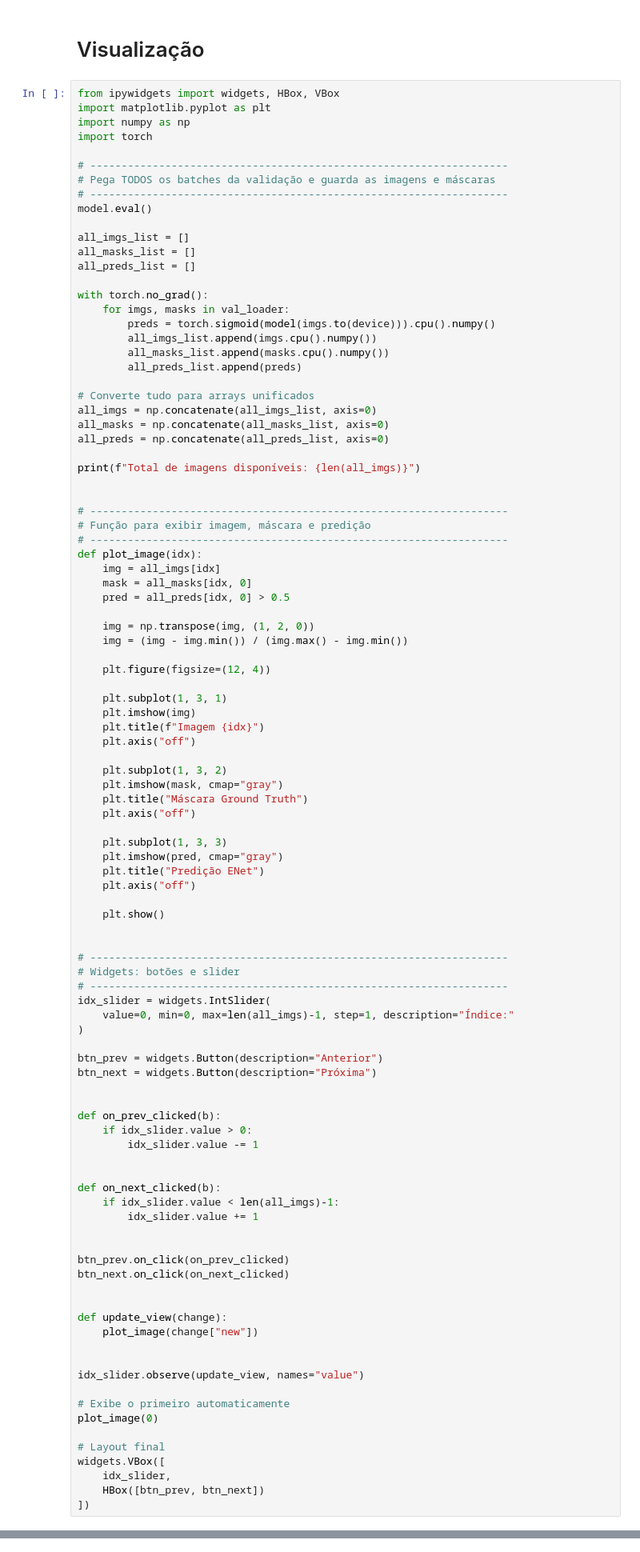
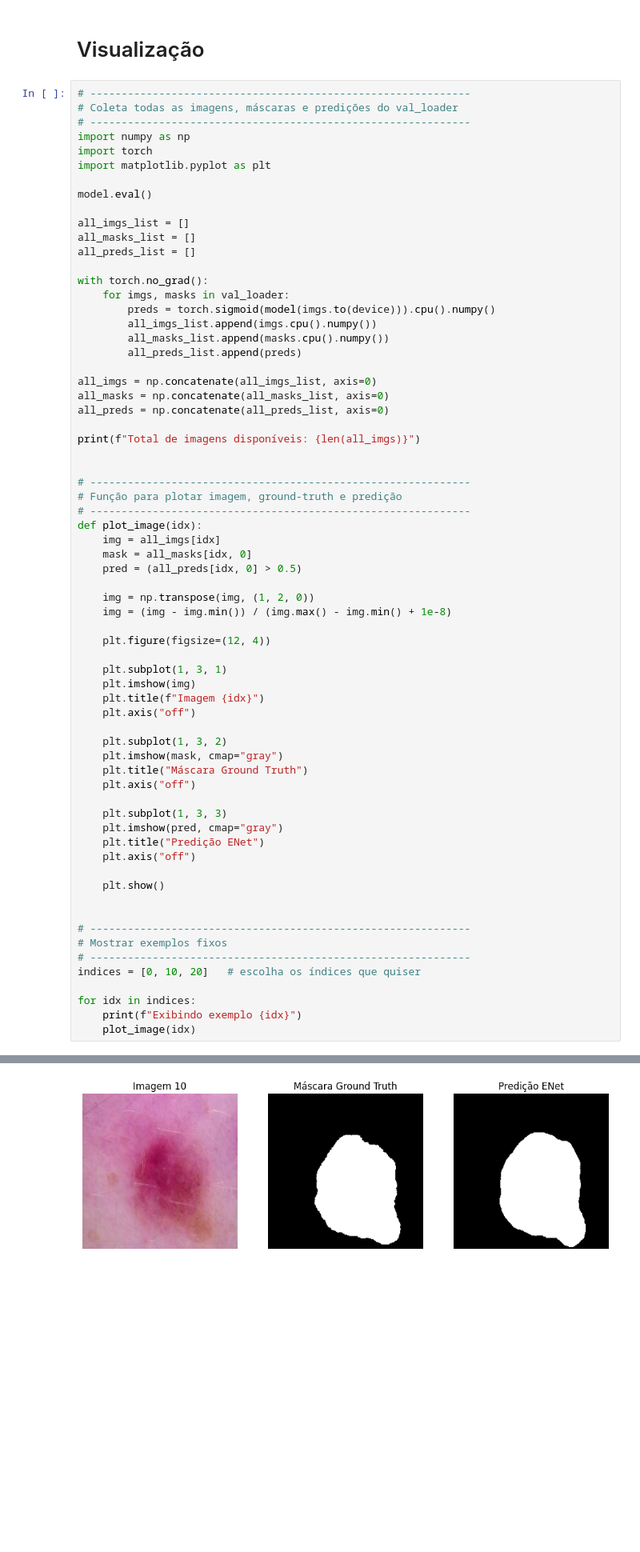
Before and after one commit to leticiablom/skin-lesion-segmentation-with-enet, a Jupyter notebook: Segmentação_de_Lesões_de_Pele_com_o_Enet.ipynb, the cells around one changed output, grey strips where cells are left out. Shown at 80% size. Saved outputs shown, nothing was run; the diff lists cells and outputs as text; blank space fills up the shorter version.

```diff
--- a/Segmentação_de_Lesões_de_Pele_com_o_Enet.ipynb
+++ b/Segmentação_de_Lesões_de_Pele_com_o_Enet.ipynb
@@ -442,14 +442,13 @@ Epoch 12: Train=0.1853 | Val=0.1842 | IoU=0.8727
 # %% [markdown]
 # Visualização
 # %%
-from ipywidgets import widgets, HBox, VBox
-import matplotlib.pyplot as plt
+# -------------------------------------------------------------
+# Coleta todas as imagens, máscaras e predições do val_loader
+# -------------------------------------------------------------
 import numpy as np
 import torch
+import matplotlib.pyplot as plt
 
-# -------------------------------------------------------------------
-# Pega TODOS os batches da validação e guarda as imagens e máscaras
-# -------------------------------------------------------------------
 model.eval()
 
 all_imgs_list = []
@@ -463,7 +462,6 @@ with torch.no_grad():
         all_masks_list.append(masks.cpu().numpy())
         all_preds_list.append(preds)
 
-# Converte tudo para arrays unificados
 all_imgs = np.concatenate(all_imgs_list, axis=0)
 all_masks = np.concatenate(all_masks_list, axis=0)
 all_preds = np.concatenate(all_preds_list, axis=0)
@@ -471,16 +469,16 @@ all_preds = np.concatenate(all_preds_list, axis=0)
 print(f"Total de imagens disponíveis: {len(all_imgs)}")
 
 
-# -------------------------------------------------------------------
-# Função para exibir imagem, máscara e predição
-# -------------------------------------------------------------------
+# -------------------------------------------------------------
+# Função para plotar imagem, ground-truth e predição
+# -------------------------------------------------------------
 def plot_image(idx):
     img = all_imgs[idx]
     mask = all_masks[idx, 0]
-    pred = all_preds[idx, 0] > 0.5
+    pred = (all_preds[idx, 0] > 0.5)
 
     img = np.transpose(img, (1, 2, 0))
-    img = (img - img.min()) / (img.max() - img.min())
+    img = (img - img.min()) / (img.max() - img.min() + 1e-8)
 
     plt.figure(figsize=(12, 4))
 
@@ -502,44 +500,13 @@ def plot_image(idx):
     plt.show()
 
 
-# -------------------------------------------------------------------
-# Widgets: botões e slider
-# -------------------------------------------------------------------
-idx_slider = widgets.IntSlider(
-    value=0, min=0, max=len(all_imgs)-1, step=1, description="Índice:"
-)
+# -------------------------------------------------------------
+# Mostrar exemplos fixos
+# -------------------------------------------------------------
+indices = [0, 10, 20]   # escolha os índices que quiser
 
-btn_prev = widgets.Button(description="Anterior")
-btn_next = widgets.Button(description="Próxima")
-
-
-def on_prev_clicked(b):
-    if idx_slider.value > 0:
-        idx_slider.value -= 1
-
-
-def on_next_clicked(b):
-    if idx_slider.value < len(all_imgs)-1:
-        idx_slider.value += 1
-
-
-btn_prev.on_click(on_prev_clicked)
-btn_next.on_click(on_next_clicked)
-
-
-def update_view(change):
-    plot_image(change["new"])
-
-
-idx_slider.observe(update_view, names="value")
-
-# Exibe o primeiro automaticamente
-plot_image(0)
-
-# Layout final
-widgets.VBox([
-    idx_slider,
-    HBox([btn_prev, btn_next])
-])
+for idx in indices:
+    print(f"Exibindo exemplo {idx}")
+    plot_image(idx)
 # %% [output]
 Total de imagens disponíveis: 2003
@@ -547,0 +516 @@ VBox(children=(IntSlider(value=0, description='Índice:', max=2002), HBox(childr
+[figure, added]
```
Also changed, not shown: parts of 1 cell of this notebook.
